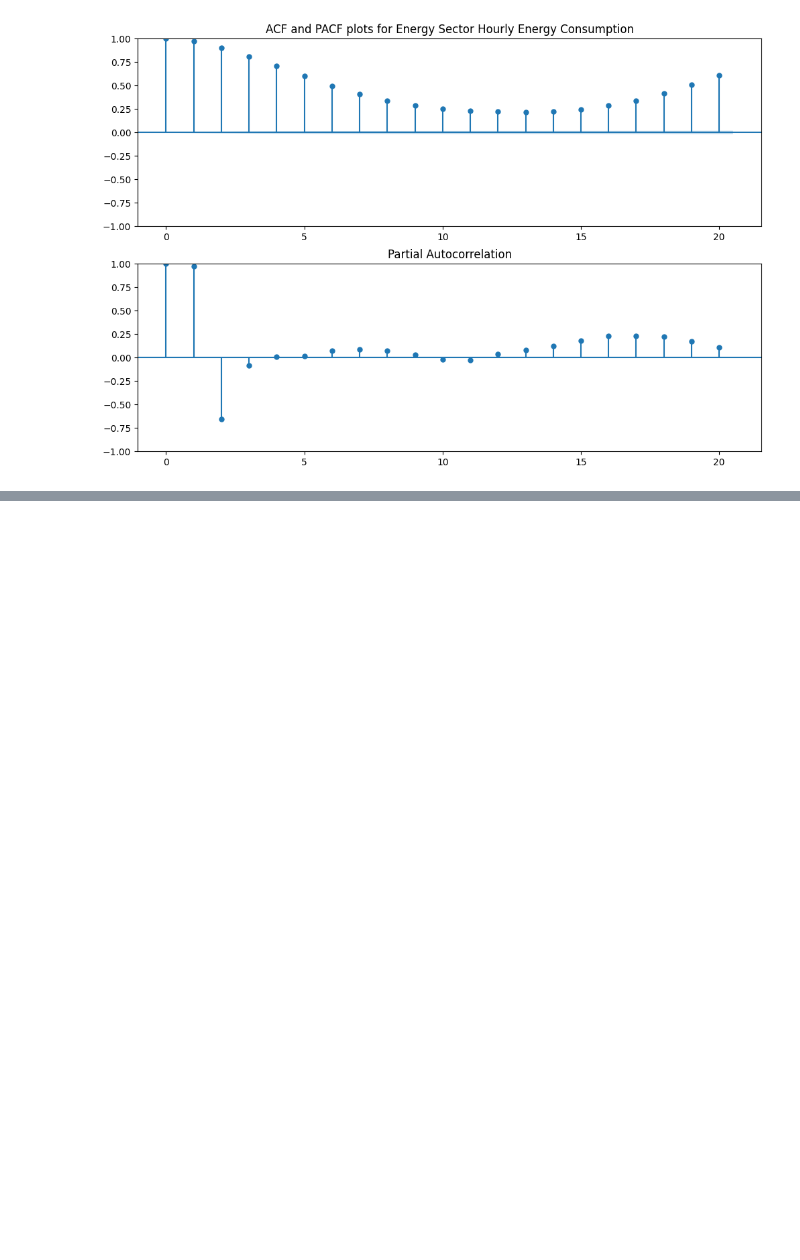
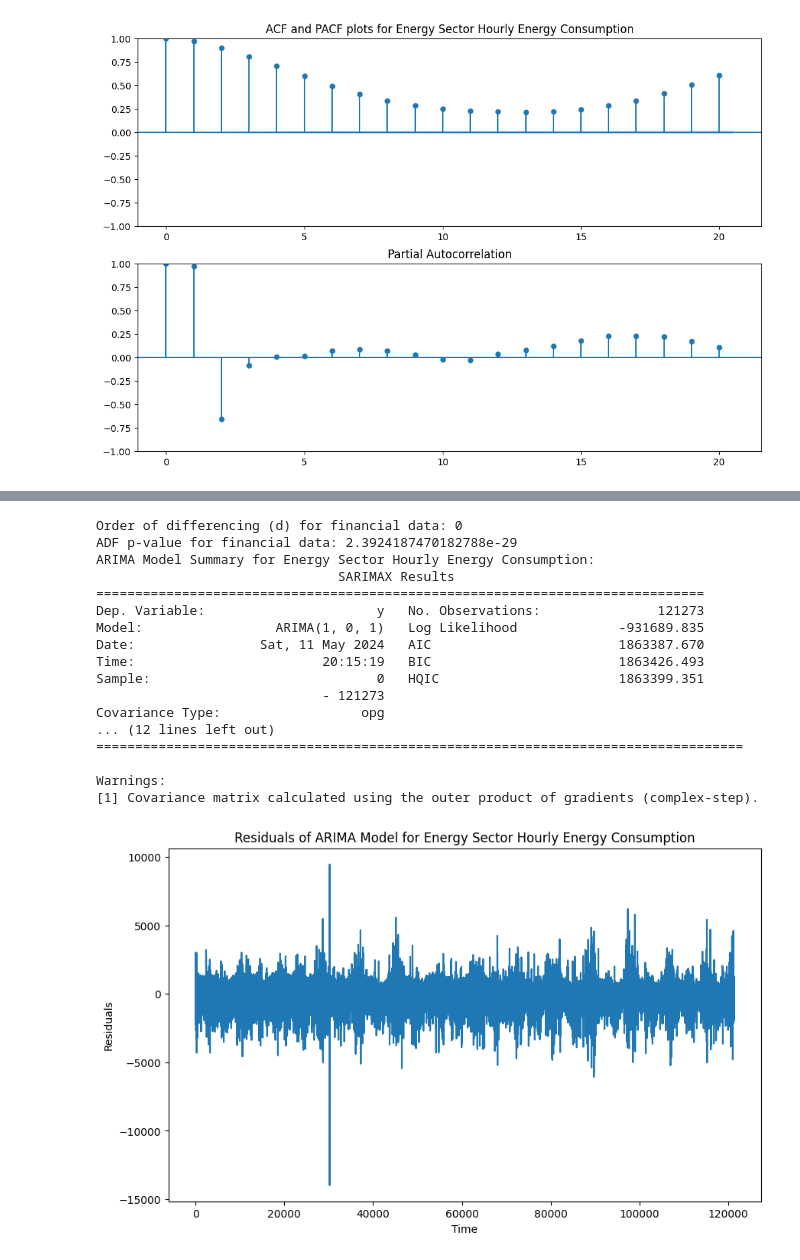
Before and after one commit to AliArfa852/Time-series-Data_analysis, a Jupyter notebook: project.ipynb, the cells around one changed output, grey strips where cells are left out. Saved outputs shown, nothing was run; the diff lists cells and outputs as text; code cells hidden in the pictures; blank space fills up the shorter version.

```diff
--- a/project.ipynb
+++ b/project.ipynb
@@ -554,0 +768,21 @@ ADF p-value: 2.3924187470182788e-29
+# %%
+armin_test_plot(energy_df, 'AEP_MW', 'Energy Sector Hourly Energy Consumption')
+# %% [output]
+Order of differencing (d) for financial data: 0
+ADF p-value for financial data: 2.3924187470182788e-29
+ARIMA Model Summary for Energy Sector Hourly Energy Consumption:
+                               SARIMAX Results
+==============================================================================
+Dep. Variable:                      y   No. Observations:               121273
+Model:                 ARIMA(1, 0, 1)   Log Likelihood             -931689.835
+Date:                Sat, 11 May 2024   AIC                        1863387.670
+Time:                        20:15:19   BIC                        1863426.493
+Sample:                             0   HQIC                       1863399.351
+                             - 121273
+Covariance Type:                  opg
+... (12 lines left out)
+===================================================================================
+
+Warnings:
+[1] Covariance matrix calculated using the outer product of gradients (complex-step).
+[figure, added]
```
Also changed, not shown: parts of 14 cells of this notebook.
